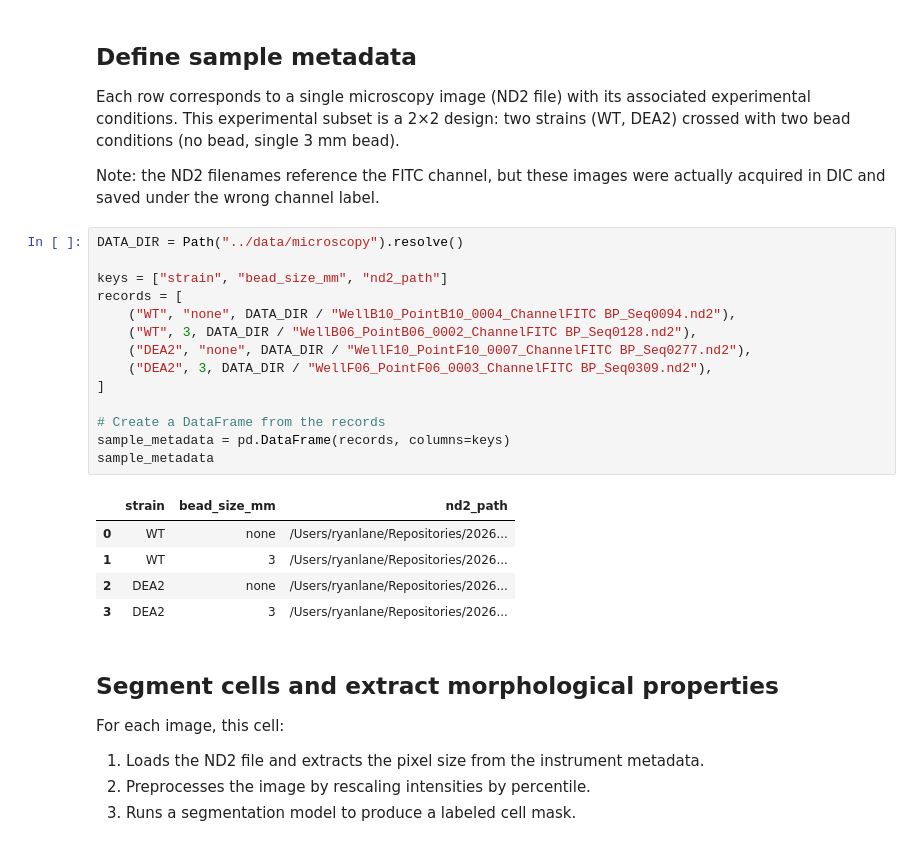
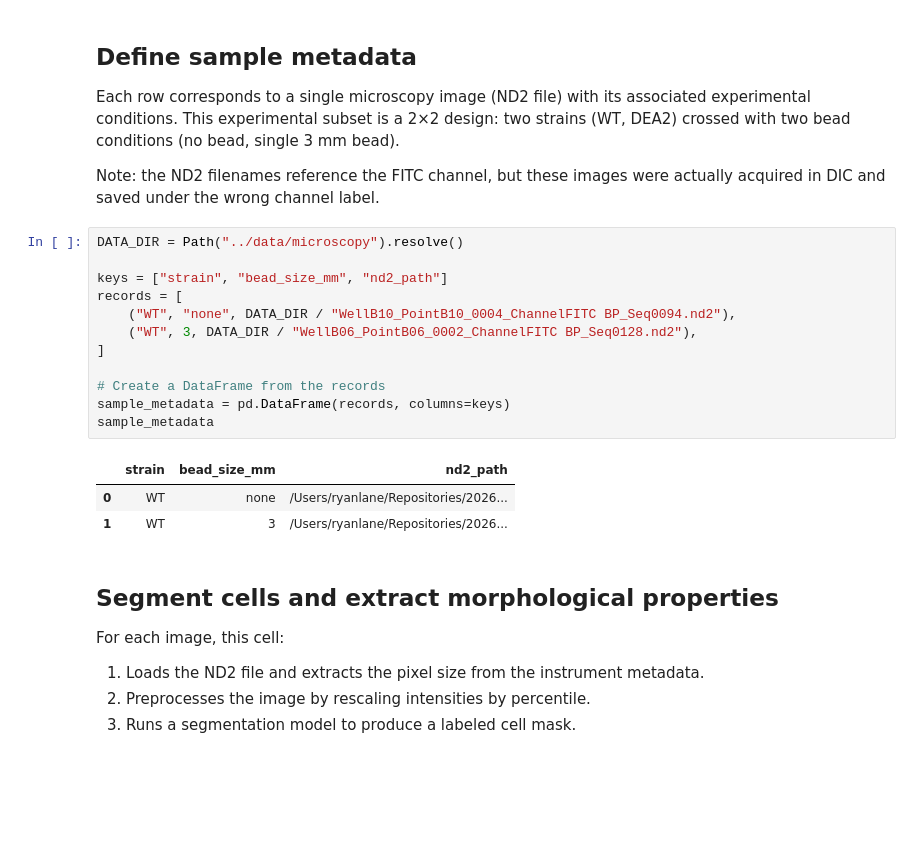
Before and after one commit to Arcadia-Science/beads-cell-growth, a Jupyter notebook: notebooks/segmentation-example.ipynb, the cells around one changed output. Cells and saved outputs as stored; diff of their text form; blank space fills up the shorter version.

```diff
--- a/notebooks/segmentation-example.ipynb
+++ b/notebooks/segmentation-example.ipynb
@@ -27,23 +27,19 @@ Note: the ND2 filenames reference the FITC channel, but these images were actual
 # %%
 DATA_DIR = Path("../data/microscopy").resolve()
 
 keys = ["strain", "bead_size_mm", "nd2_path"]
 records = [
     ("WT", "none", DATA_DIR / "WellB10_PointB10_0004_ChannelFITC BP_Seq0094.nd2"),
     ("WT", 3, DATA_DIR / "WellB06_PointB06_0002_ChannelFITC BP_Seq0128.nd2"),
-    ("DEA2", "none", DATA_DIR / "WellF10_PointF10_0007_ChannelFITC BP_Seq0277.nd2"),
-    ("DEA2", 3, DATA_DIR / "WellF06_PointF06_0003_ChannelFITC BP_Seq0309.nd2"),
 ]
 
 # Create a DataFrame from the records
 sample_metadata = pd.DataFrame(records, columns=keys)
 sample_metadata
 # %% [output]
 |  | strain | bead_size_mm | nd2_path |
 | 0 | WT | none | /Users/ryanlane/Repositories/2026... |
 | 1 | WT | 3 | /Users/ryanlane/Repositories/2026... |
-| 2 | DEA2 | none | /Users/ryanlane/Repositories/2026... |
-| 3 | DEA2 | 3 | /Users/ryanlane/Repositories/2026... |
 # %% [markdown]
 ## Segment cells and extract morphological properties
 
```
Also changed, not shown: parts of 3 cells of this notebook.
